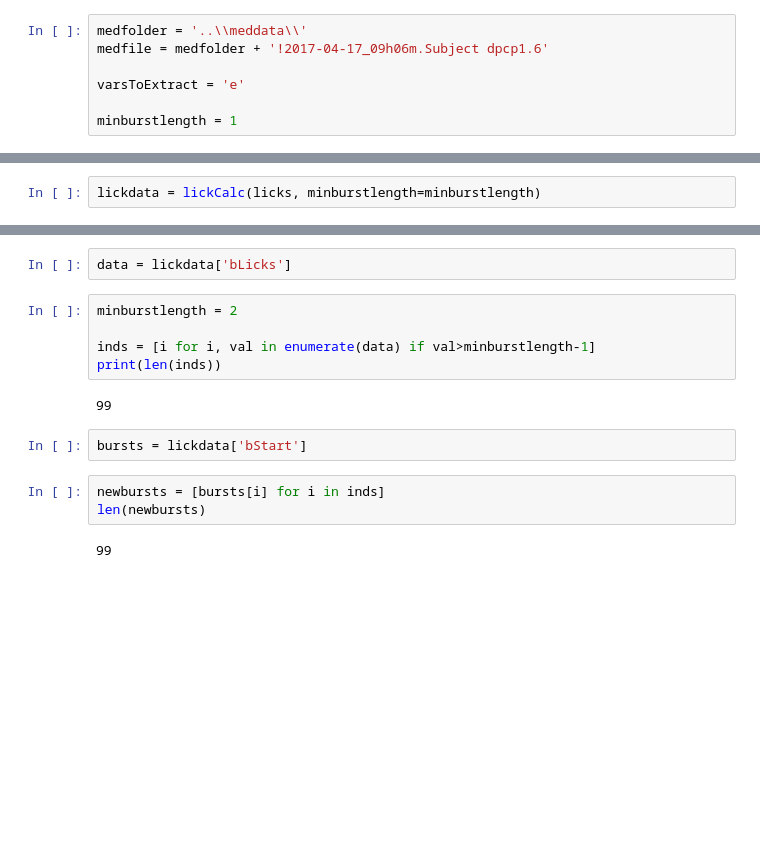
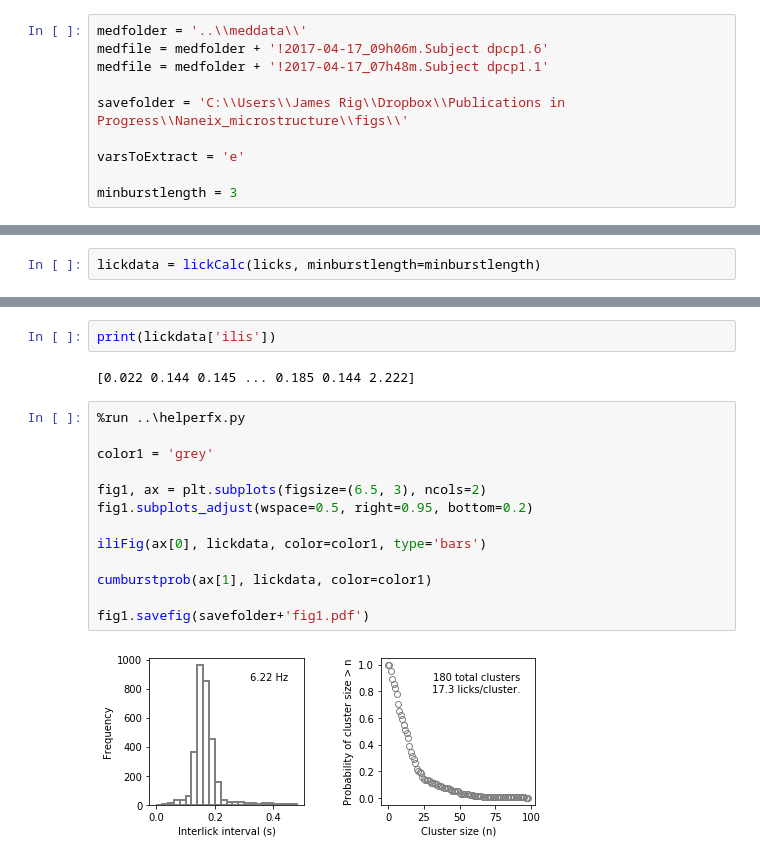
Before and after one commit to mccutcheonlab/naneix-microstructure-paper, a Jupyter notebook: notebooks/naneix-microstructure.ipynb, the cells around one changed output, grey strips where cells are left out. Saved outputs shown, nothing was run; the diff lists cells and outputs as text; blank space fills up the shorter version.

Commit message:
updated notebook and helperfx

```diff
--- a/notebooks/naneix-microstructure.ipynb
+++ b/notebooks/naneix-microstructure.ipynb
@@ -5,10 +5,13 @@
 # %%
 medfolder = '..\\meddata\\'
 medfile = medfolder + '!2017-04-17_09h06m.Subject dpcp1.6'
+medfile = medfolder + '!2017-04-17_07h48m.Subject dpcp1.1'
+
+savefolder = 'C:\\Users\\James Rig\\Dropbox\\Publications in Progress\\Naneix_microstructure\\figs\\'
 
 varsToExtract = 'e'
 
-minburstlength = 1
+minburstlength = 3
 # %%
 licks = medfilereader(medfile, varsToExtract=varsToExtract, remove_var_header=True)
 # %%
@@ -40,16 +19,19 @@ lickdata['bLicks']
-# %%
-data = lickdata['bLicks']
-# %%
-minburstlength = 2
-
-inds = [i for i, val in enumerate(data) if val>minburstlength-1]
-print(len(inds))
-# %% [output]
-99
-# %%
-bursts = lickdata['bStart']
-# %%
-newbursts = [bursts[i] for i in inds]
-len(newbursts)
-# %% [output]
-99
+# %%
+print(lickdata['ilis'])
+# %% [output]
+[0.022 0.144 0.145 ... 0.185 0.144 2.222]
+# %%
+%run ..\helperfx.py
+
+color1 = 'grey'
+
+fig1, ax = plt.subplots(figsize=(6.5, 3), ncols=2)
+fig1.subplots_adjust(wspace=0.5, right=0.95, bottom=0.2)
+
+iliFig(ax[0], lickdata, color=color1, type='bars')
+
+cumburstprob(ax[1], lickdata, color=color1)
+
+fig1.savefig(savefolder+'fig1.pdf')
+# %% [output]
+[figure, added]
```
Also changed, not shown: parts of 9 cells of this notebook, 1 other file.
